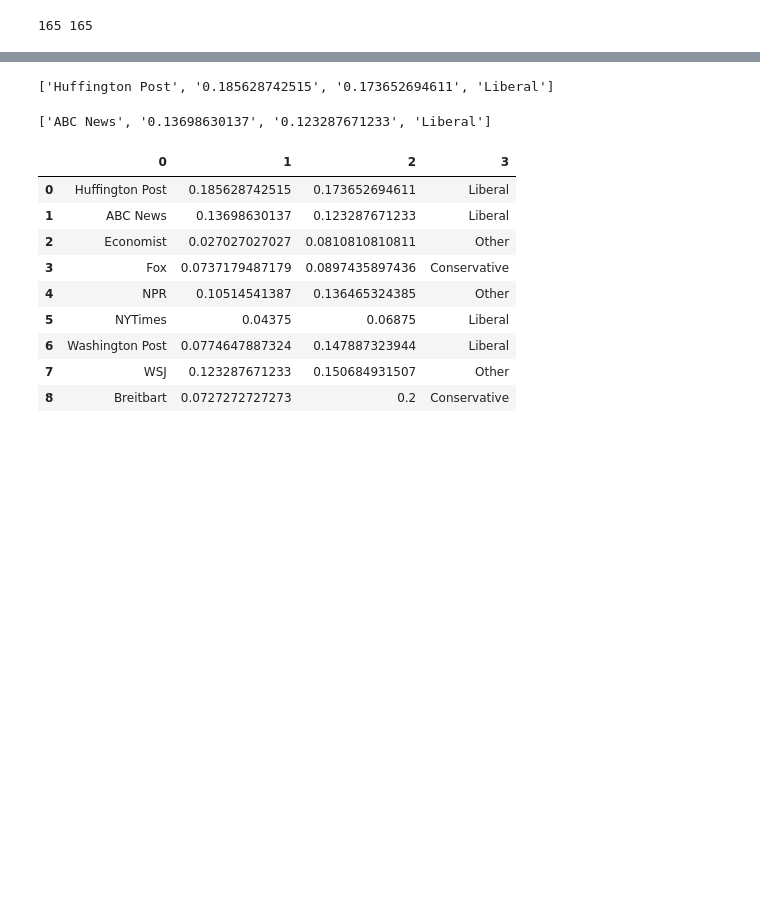
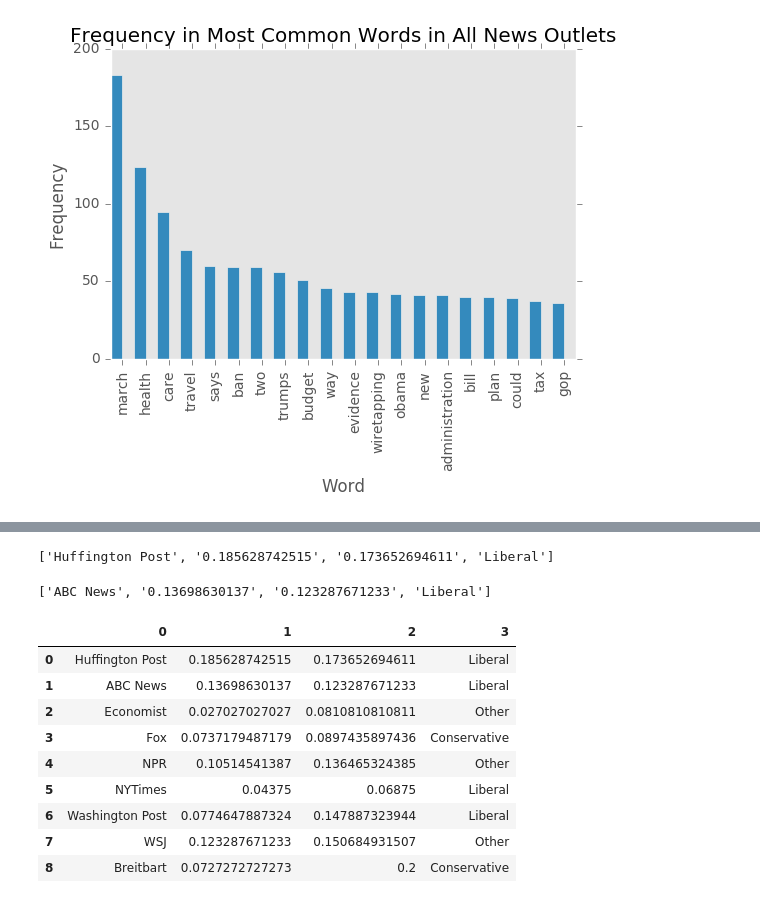
Before and after one commit to noashadmon/sta141bfinal, a Jupyter notebook: nounpolarity-analysis.ipynb, the cells around one changed output, grey strips where cells are left out. Cells and saved outputs as stored; diff of their text form; code cells hidden in the pictures; blank space fills up the shorter version.

Commit message:
added word frequency graphs

```diff
--- a/nounpolarity-analysis.ipynb
+++ b/nounpolarity-analysis.ipynb
@@ -86,4 +59,45 @@ maxcol = y.col[26624]
-# %%
-print maxrow, maxcol
-# %% [output]
-165 165
+# %%
+total = huff + abc + economist + fox + npr + nytimes + washington + wsj + breitbart
+conserv = fox + breitbart
+liber = huff + abc + nytimes + washington
+othernews = economist + npr + wsj
+# %%
+def token_word(all_titles):
+    tokentit = [re.sub("[^a-zA-Z]"," ",i) for i in all_titles]
+    tokenword = [word_tokenize(w) for w in tokentit]
+    merged = list(itertools.chain(*tokenword))
+    words = [w for w in merged if not w in stopwords.words("english")]
+    trumps_admin = ['whitehouse','Trump','conway','sessions','pence','president','tillerson', 'Spicer', 'devos','flynn','kushner','carson','department','preibus','bannon','spicer','miller', 'steve','Donald','jeff','sean', 'trump', 'President', 'donald', 'white', 'White', 'house', 'House', 'u']
+    wording = [w for w in words if not w in trumps_admin]
+    new_words = []
+    total_titles = [line.translate(None, string.punctuation) for line in wording]
+    token_word = [new_words.extend(word_tokenize(w)) for w in wording]
+    filtered_words = [word for word in new_words if word.lower() not in stopwords.words('english')]
+
+    return filtered_words
+# %%
+combined_news = token_word(total)
+conserv_news = token_word(conserv)
+liber_news = token_word(liber)
+other_news = token_word(othernews)
+# %%
+df_combined = pd.DataFrame(Counter(combined_news).most_common()[0:20])
+df_c = pd.DataFrame(Counter(conserv_news).most_common()[0:20])
+df_l = pd.DataFrame(Counter(liber_news).most_common()[0:20])
+df_o = pd.DataFrame(Counter(other_news).most_common()[0:20])
+# %%
+ind = np.arange(20)
+width = 0.5
+fig = plt.figure()
+ax = fig.add_subplot(111)
+
+rects1 = ax.bar(ind, df_combined.ix[:, 1].values, width)
+ax.grid(False)
+ax.set_ylabel('Frequency')
+ax.set_xlabel('Word')
+ax.set_xticks(ind+width)
+ax.set_title("Frequency in Most Common Words in All News Outlets")
+ax.set_xticklabels(df_combined[0], rotation = 90)
+plt.show()
+# %% [output]
+[figure, added]
```
Also changed, not shown: parts of 12 cells of this notebook.
